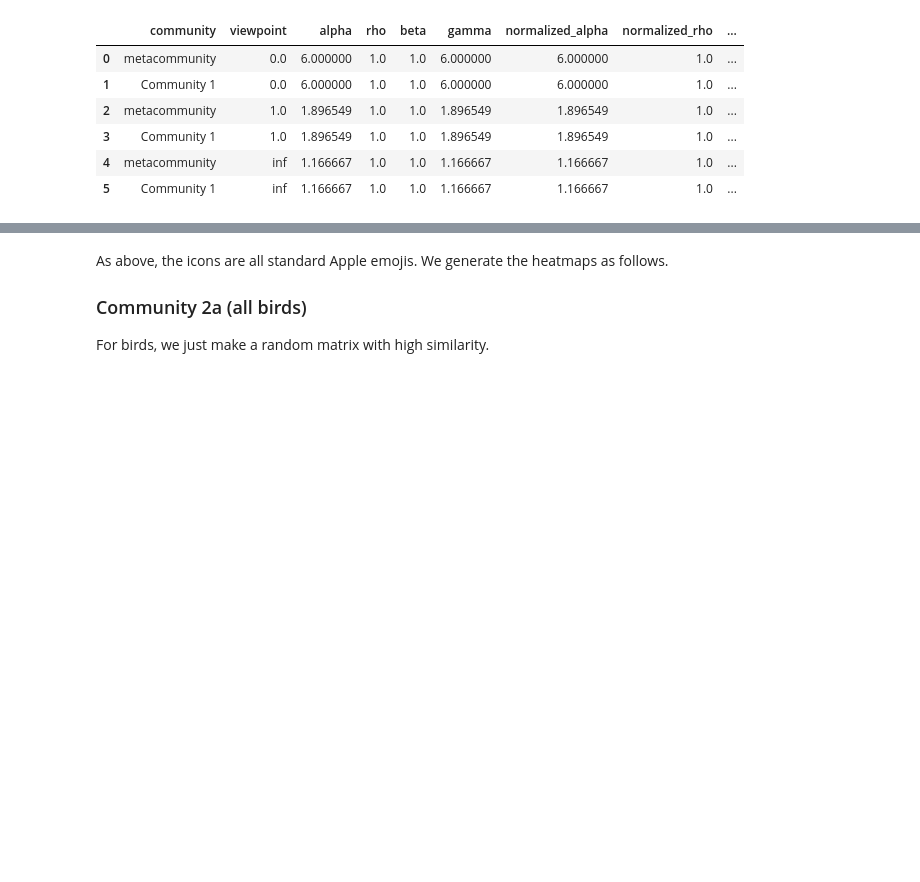
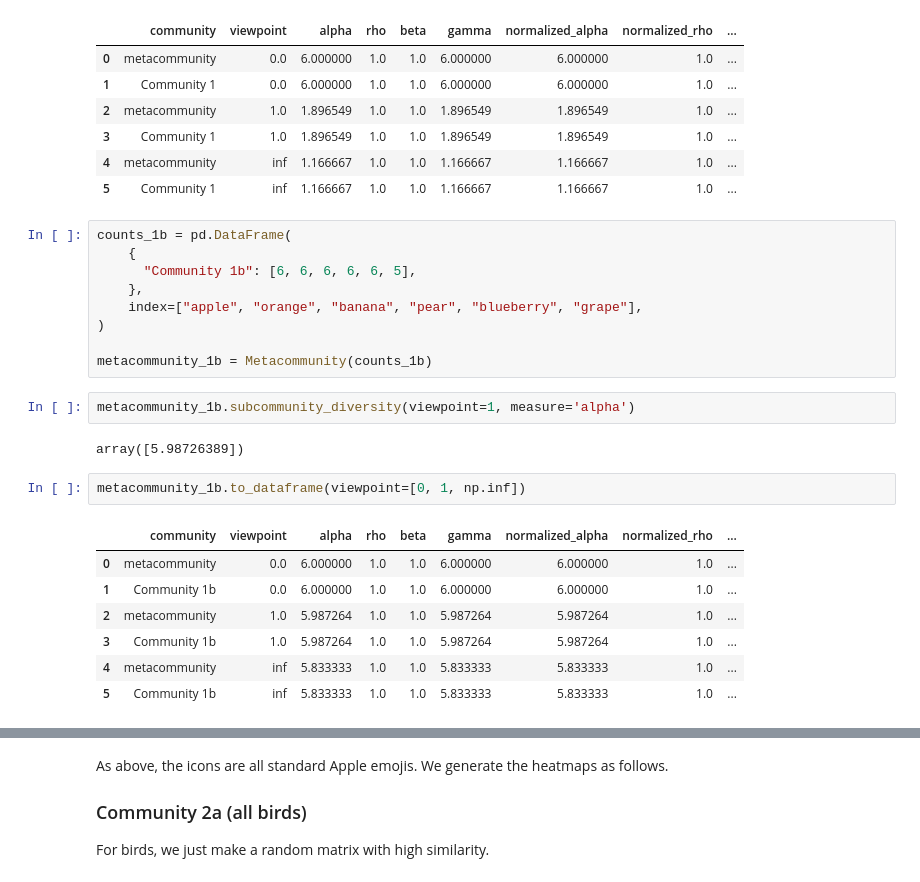
Before and after one commit to ArnaoutLab/diversity, a Jupyter notebook: notebooks/fruits_and_animals/fruits_and_animals_fig1_2.ipynb, the cells around one changed output, grey strips where cells are left out. Drawn from its saved outputs; the diff is of its cells as text; blank space fills up the shorter version.

```diff
--- a/notebooks/fruits_and_animals/fruits_and_animals_fig1_2.ipynb
+++ b/notebooks/fruits_and_animals/fruits_and_animals_fig1_2.ipynb
@@ -97,5 +97,28 @@ metacommunity_1a.to_dataframe(viewpoint=[0, 1, np.inf])
 | 3 | Community 1 | 1.0 | 1.896549 | 1.0 | 1.0 | 1.896549 | 1.896549 | 1.0 | ... |
 | 4 | metacommunity | inf | 1.166667 | 1.0 | 1.0 | 1.166667 | 1.166667 | 1.0 | ... |
 | 5 | Community 1 | inf | 1.166667 | 1.0 | 1.0 | 1.166667 | 1.166667 | 1.0 | ... |
+# %%
+counts_1b = pd.DataFrame(
+    {
+      "Community 1b": [6, 6, 6, 6, 6, 5],
+    },
+    index=["apple", "orange", "banana", "pear", "blueberry", "grape"],
+)
+
+metacommunity_1b = Metacommunity(counts_1b)
+# %%
+metacommunity_1b.subcommunity_diversity(viewpoint=1, measure='alpha')
+# %% [output]
+array([5.98726389])
+# %%
+metacommunity_1b.to_dataframe(viewpoint=[0, 1, np.inf])
+# %% [output]
+|  | community | viewpoint | alpha | rho | beta | gamma | normalized_alpha | normalized_rho | ... |
+| 0 | metacommunity | 0.0 | 6.000000 | 1.0 | 1.0 | 6.000000 | 6.000000 | 1.0 | ... |
+| 1 | Community 1b | 0.0 | 6.000000 | 1.0 | 1.0 | 6.000000 | 6.000000 | 1.0 | ... |
+| 2 | metacommunity | 1.0 | 5.987264 | 1.0 | 1.0 | 5.987264 | 5.987264 | 1.0 | ... |
+| 3 | Community 1b | 1.0 | 5.987264 | 1.0 | 1.0 | 5.987264 | 5.987264 | 1.0 | ... |
+| 4 | metacommunity | inf | 5.833333 | 1.0 | 1.0 | 5.833333 | 5.833333 | 1.0 | ... |
+| 5 | Community 1b | inf | 5.833333 | 1.0 | 1.0 | 5.833333 | 5.833333 | 1.0 | ... |
 # %% [markdown]
 ## Figure 2: Illustrates the effect of similarity on diversity
```
Also changed, not shown: parts of 4 cells of this notebook, 10 other files.
